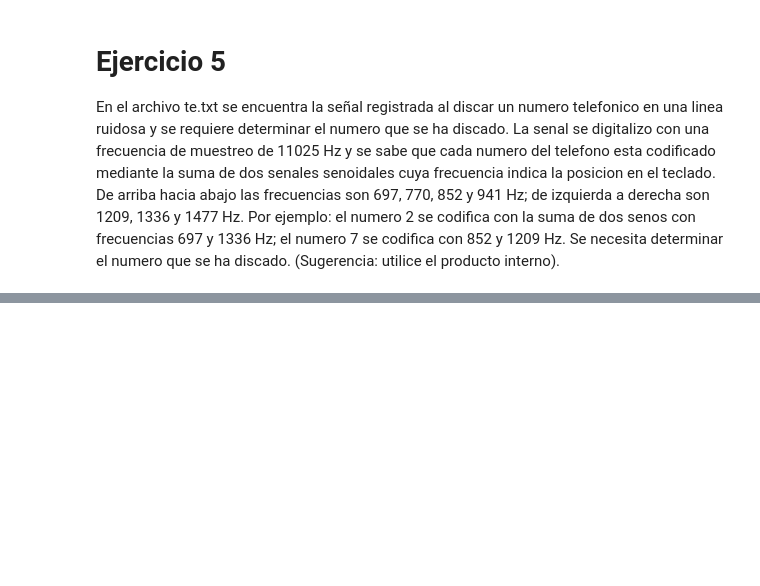
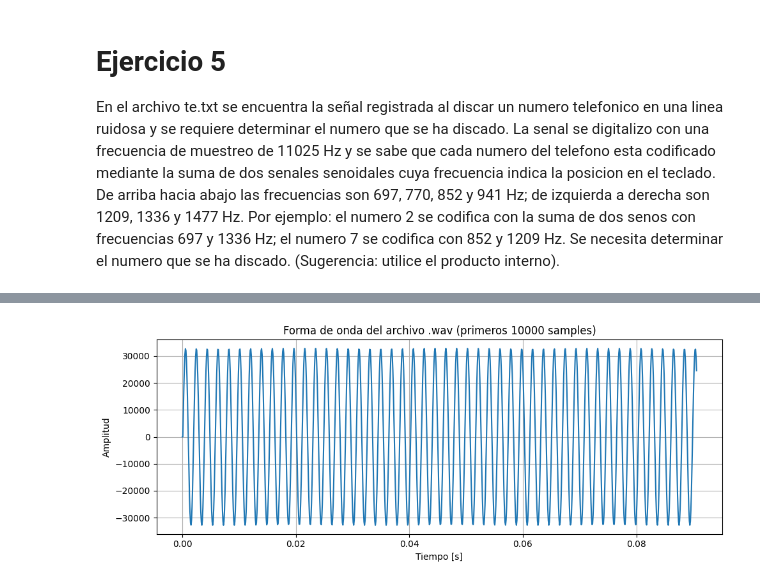
Before and after one commit to lucasgarcia2297/PDS, a Jupyter notebook: Guia3/Guia3.ipynb, the cells around one changed output, grey strips where cells are left out. Cells and saved outputs as stored; diff of their text form; code cells hidden in the pictures; blank space fills up the shorter version.

Commit message:
Arranco el 6 y subo archivo de escala

```diff
--- a/Guia3/Guia3.ipynb
+++ b/Guia3/Guia3.ipynb
@@ -317,0 +393,28 @@ plt.show()
+# %%
+import numpy as np
+import matplotlib.pyplot as plt
+from scipy.io import wavfile
+
+# Leer el archivo WAV
+sample_rate, data = wavfile.read('escala.wav')
+
+# Si es estéreo, tomar un solo canal
+if len(data.shape) > 1:
+    data = data[:, 0]
+
+# Seleccionar una porción del audio (por ejemplo, primeros 10000 samples)
+n_samples = 1000
+data_segment = data[:n_samples]
+time_segment = [i / sample_rate for i in range(n_samples)]
+
+# Graficar
+plt.figure(figsize=(10, 4))
+plt.plot(time_segment, data_segment)
+plt.title('Forma de onda del archivo .wav (primeros 10000 samples)')
+plt.xlabel('Tiempo [s]')
+plt.ylabel('Amplitud')
+plt.grid(True)
+plt.tight_layout()
+plt.show()
+# %% [output]
+[figure, added]
```
Also changed, not shown: parts of 2 cells of this notebook, 1 other file.
